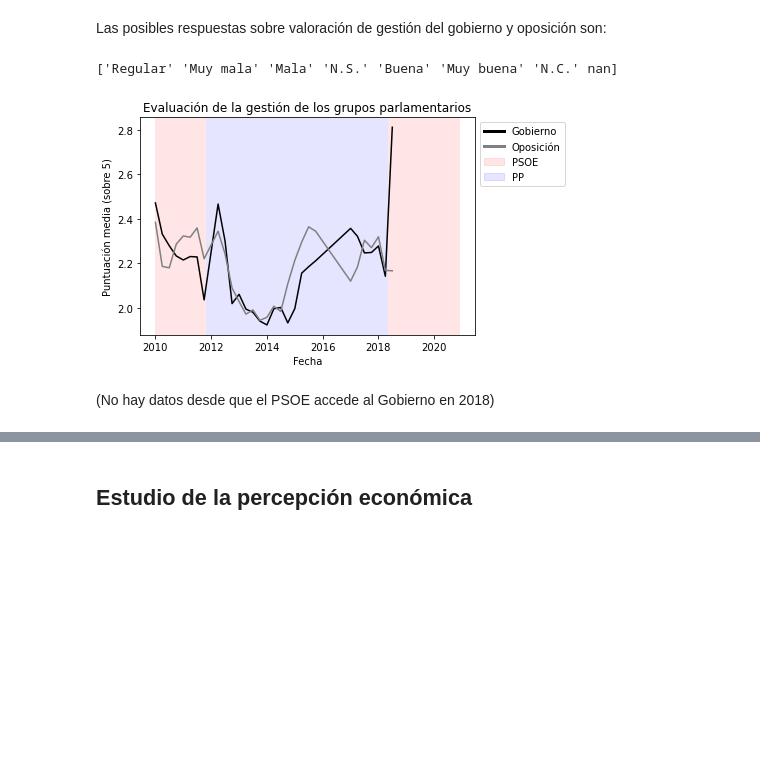
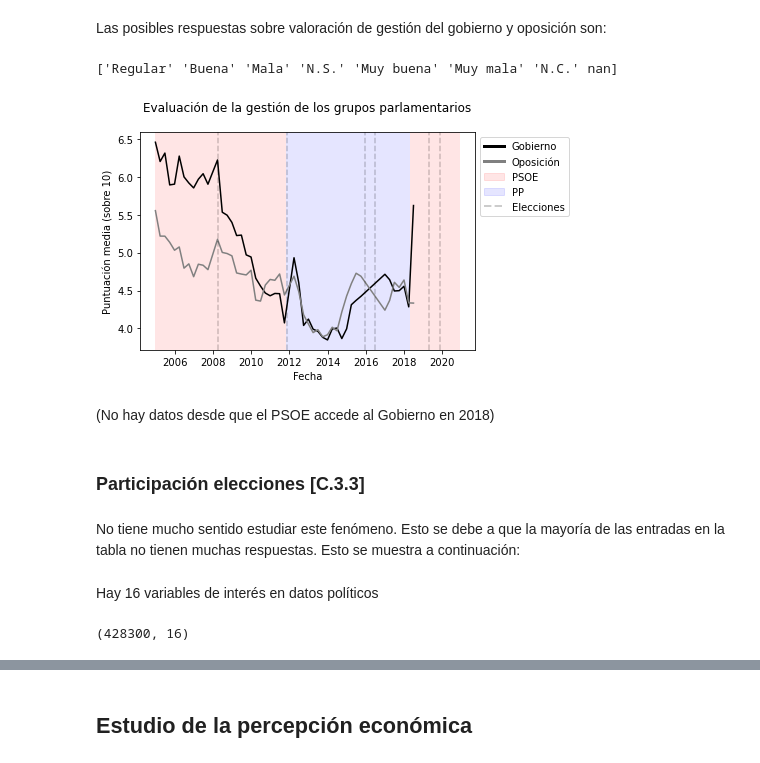
Before and after one commit to noriolg/social-polarization-spain, a Jupyter notebook: EstudioInicial.ipynb, the cells around one changed output, grey strips where cells are left out. Drawn from its saved outputs; the diff is of its cells as text; code cells hidden in the pictures; blank space fills up the shorter version.

Commit message:
Introduction of new indicators
New changes include addition of election dates, increased time span of study and inclusion of new economical variables.

```diff
--- a/EstudioInicial.ipynb
+++ b/EstudioInicial.ipynb
@@ -40,5 +43,13 @@ all_data = pd.read_excel('TablaDatos.xlsx', index_col = False)
+# %%
+#all_data = pd.read_excel('TablaDatos.xlsx', index_col = False)   #---- Para la primera vez
+#all_data.to_pickle("./all_data.pkl") #----- Guardar como df para faster access
+all_data = pd.read_pickle("./all_data.pkl")  #------ importar df de manera más rápida
+# %%
+# Cambiando este año se editan todos los límites temporales inferiores de los gráficos
+ano_inicial = 2005
+#ano_inicial = 2010
 # %%
-datos_interes = all_data[all_data["Año"]>=2010];
+datos_interes = all_data[all_data["Año"]>=ano_inicial];
 # %% [markdown]
 Una vez seleccionados los datos de interés se procederá en dos pasos. En primer lugar, se estudiarán los ámbitos político, económico y laboral de manera independiente. Una vez se haya obtenido una imagen general de las tendencias durante la última década se procederá a la segunda parte del estudio. En esta segunda parte se relacionarán los tres ámbitos. El objetivo es tratar de identificar algún patrón o tendencia que permita afirmar o identificar un posible incremento de polarización social y política.
 # %% [markdown]
@@ -84,7 +95,7 @@ datos_interes['Fecha'] = pd.to_datetime(date)
 # %% [markdown]
 Para esta primera aproximación se escogen únicamente las variabes
 # %%
-columnas_politicas = ["Fecha", "C.1.1", "C.1.2", "C.1.3", "C.2.1", "C.2.2", "C.3.1", "C.3.3", "C.3.4", "C.3.5"]
+columnas_politicas = ["Fecha", "C.1.1", "C.1.2", "C.1.3", "C.2.1", "C.2.2", "C.3.1", "C.3.2.1", "C.3.2.2", "C.3.2.3", "C.3.2.4", "C.3.2.5", "C.3.2.6", "C.3.3", "C.3.4", "C.3.5"]
 # %%
 datos_politicos = datos_interes[columnas_politicas]
 # %% [markdown]
@@ -540,7 +781,7 @@ Las posibles respuestas sobre valoración de gestión del gobierno y oposición
 # %%
 print(datos_politicos["C.3.3"].unique())
 # %% [output]
-['Regular' 'Muy mala' 'Mala' 'N.S.' 'Buena' 'Muy buena' 'N.C.' nan]
+['Regular' 'Buena' 'Mala' 'N.S.' 'Muy buena' 'Muy mala' 'N.C.' nan]
 # %%
 C3334_map = {
     'Muy buena':5,
@@ -559,24 +800,43 @@ medias_gestion_gobierno = datos_politicos_copia[['Fecha','C.3.3']].groupby(['Fec
 medias_gestion_oposicion = datos_politicos_copia[['Fecha','C.3.4']].groupby(['Fecha']).mean().reset_index()
 # %%
 fig, ax = plt.subplots()
-plt.plot(medias_gestion_gobierno['Fecha'], medias_gestion_gobierno['C.3.3'], color = "black")
-plt.plot(medias_gestion_oposicion['Fecha'], medias_gestion_oposicion['C.3.4'], color = "grey")
-plt.ylabel('Puntuación media (sobre 5)')
+plt.plot(medias_gestion_gobierno['Fecha'], medias_gestion_gobierno['C.3.3']*2, color = "black")
+plt.plot(medias_gestion_oposicion['Fecha'], medias_gestion_oposicion['C.3.4']*2, color = "grey")
+plt.ylabel('Puntuación media (sobre 10)')
 plt.xlabel('Fecha')
-plt.title("Evaluación de la gestión de los grupos parlamentarios")
+plt.title("Evaluación de la gestión de los grupos parlamentarios\n")
+
+#Elecciones
+plt.axvline(datetime.datetime(2008,4,9), color = 'black', alpha = 0.2, ls = "--")
+plt.axvline(datetime.datetime(2011,11,20), color = 'black', alpha = 0.2, ls = "--")
+plt.axvline(datetime.datetime(2015,12,20), color = 'black', alpha = 0.2, ls = "--")
+plt.axvline(datetime.datetime(2016,6,26), color = 'black', alpha = 0.2, ls = "--")
+plt.axvline(datetime.datetime(2019,4,28), color = 'black', alpha = 0.2, ls = "--")
+plt.axvline(datetime.datetime(2019,11,10), color = 'black', alpha = 0.2, ls = "--")
 
 # Los periodos de gobierno
-plt.axvspan(datetime.datetime(2010,1,1), datetime.datetime(2011,11,1), facecolor='r', alpha=0.1)
+plt.axvspan(datetime.datetime(ano_inicial,1,1), datetime.datetime(2011,11,1), facecolor='r', alpha=0.1)
 plt.axvspan(datetime.datetime(2011,11,1), datetime.datetime(2018,5,1), facecolor='b', alpha=0.1)
 plt.axvspan(datetime.datetime(2018,5,1), datetime.datetime(2020,12,1), facecolor='r', alpha=0.1)
 legend_elements = [ Line2D([0], [0], color='black', lw=3, label='Gobierno'),
                    Line2D([0], [0], color='grey', lw=3, label='Oposición'),
                     Patch(facecolor='r',alpha = 0.1, edgecolor='r',label='PSOE'),
-                   Patch(facecolor='b',alpha = 0.1, edgecolor='b',label='PP')]
+                   Patch(facecolor='b',alpha = 0.1, edgecolor='b',label='PP'),
+                  Line2D([0], [0], color='black', alpha = 0.2,ls = "--", lw=2, label='Elecciones')]
 ax.legend(handles=legend_elements, bbox_to_anchor = (1,1))
-plt.savefig("images/Evaluación-gestion-parlamentaria.png", bbox_inches='tight')
+plt.savefig("images/Polit_9-Evaluación-gestion-parlamentaria.png", bbox_inches='tight')
 plt.show()
 # %% [output]
-[figure, old version]
+[figure, new version]
 # %% [markdown]
 (No hay datos desde que el PSOE accede al Gobierno en 2018)
+# %% [markdown]
+### Participación elecciones [C.3.3]
+# %% [markdown]
+No tiene mucho sentido estudiar este fenómeno. Esto se debe a que la mayoría de las entradas en la tabla no tienen muchas respuestas. Esto se muestra a continuación:
+# %% [markdown]
+Hay 16 variables de interés en datos políticos
+# %%
+datos_politicos.shape
+# %% [output]
+(428300, 16)
```
Also changed, not shown: parts of 74 cells of this notebook, 24 other files.
